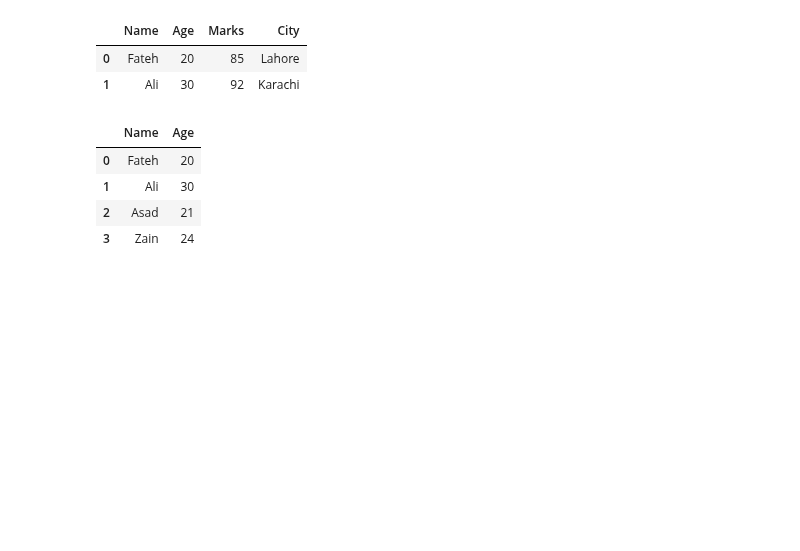
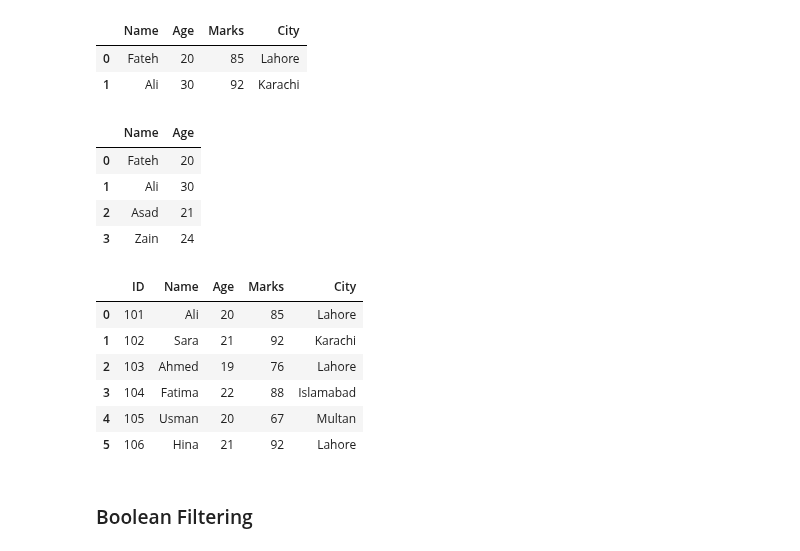
Before and after one commit to FatehAli02/ai-foundation-portfolio, a Jupyter notebook: 01-python-numpy-pandas-git/notebooks/pandas_1.ipynb, the cells around one changed output. Saved outputs shown, nothing was run; the diff lists cells and outputs as text; code cells hidden in the pictures; blank space fills up the shorter version.

```diff
--- a/01-python-numpy-pandas-git/notebooks/pandas_1.ipynb
+++ b/01-python-numpy-pandas-git/notebooks/pandas_1.ipynb
@@ -218,3 +218,22 @@ df.iloc[:, 0:2]
 | 1 | Ali | 30 |
 | 2 | Asad | 21 |
 | 3 | Zain | 24 |
+# %%
+students = pd.DataFrame({
+    "ID": [101, 102, 103, 104, 105, 106],
+    "Name": ["Ali", "Sara", "Ahmed", "Fatima", "Usman", "Hina"],
+    "Age": [20, 21, 19, 22, 20, 21],
+    "Marks": [85, 92, 76, 88, 67, 92],
+    "City": ["Lahore", "Karachi", "Lahore", "Islamabad", "Multan", "Lahore"]
+})
+students
+# %% [output]
+|  | ID | Name | Age | Marks | City |
+| 0 | 101 | Ali | 20 | 85 | Lahore |
+| 1 | 102 | Sara | 21 | 92 | Karachi |
+| 2 | 103 | Ahmed | 19 | 76 | Lahore |
+| 3 | 104 | Fatima | 22 | 88 | Islamabad |
+| 4 | 105 | Usman | 20 | 67 | Multan |
+| 5 | 106 | Hina | 21 | 92 | Lahore |
+# %% [markdown]
+### Boolean Filtering
```
Also changed, not shown: parts of 22 cells of this notebook, 2 other files.
